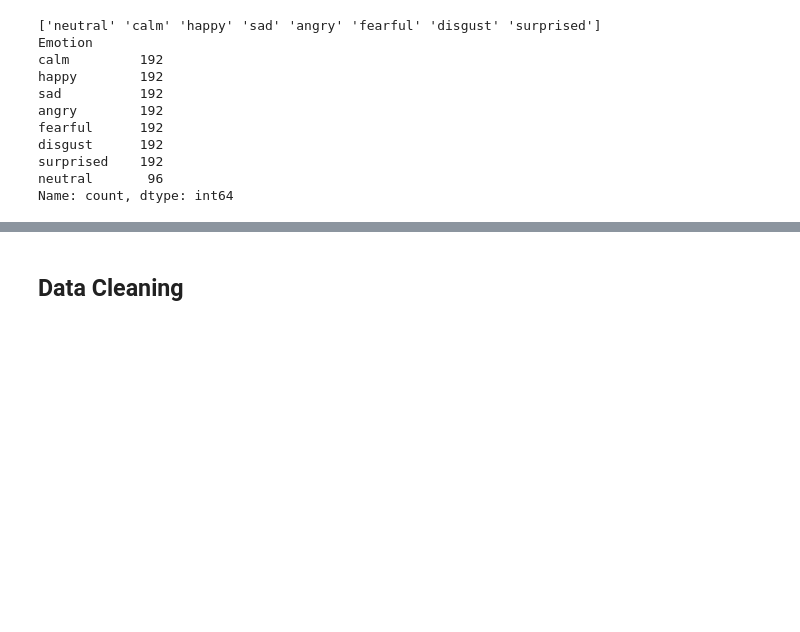
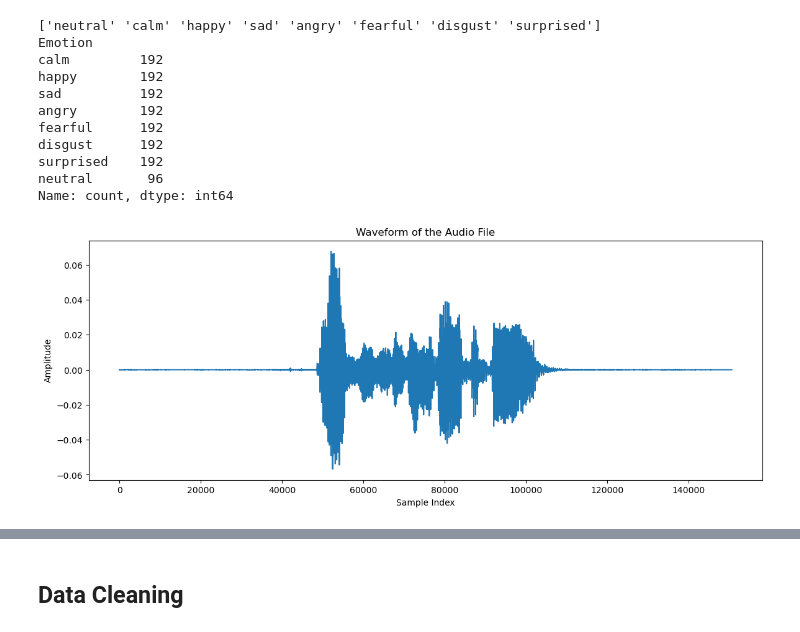
Before and after one commit to MoominHana/speech-emotion-recognition, a Jupyter notebook: project/emotion_recognition.ipynb, the cells around one changed output, grey strips where cells are left out. Saved outputs shown, nothing was run; the diff lists cells and outputs as text; code cells hidden in the pictures; blank space fills up the shorter version.

Commit message:
Added MFCC, Spectrogram, and Waveforms

```diff
--- a/project/emotion_recognition.ipynb
+++ b/project/emotion_recognition.ipynb
@@ -60,3 +85,22 @@ disgust      192
 surprised    192
 neutral       96
 Name: count, dtype: int64
+# %%
+# Sample waveplot
+
+# Load the audio file
+file_path = 'data/03-01-03-01-02-01-13.wav'
+sound = parselmouth.Sound(file_path)
+audio_array = sound.values.T.flatten()
+
+# Plot the waveform
+plt.figure(figsize=(14, 5))
+plt.plot(audio_array)
+plt.title('Waveform of the Audio File')
+plt.xlabel('Sample Index')
+plt.ylabel('Amplitude')
+plt.show()
+
+ipd.Audio(file_path)
+# %% [output]
+[figure, added]
```
Also changed, not shown: parts of 14 cells of this notebook.
